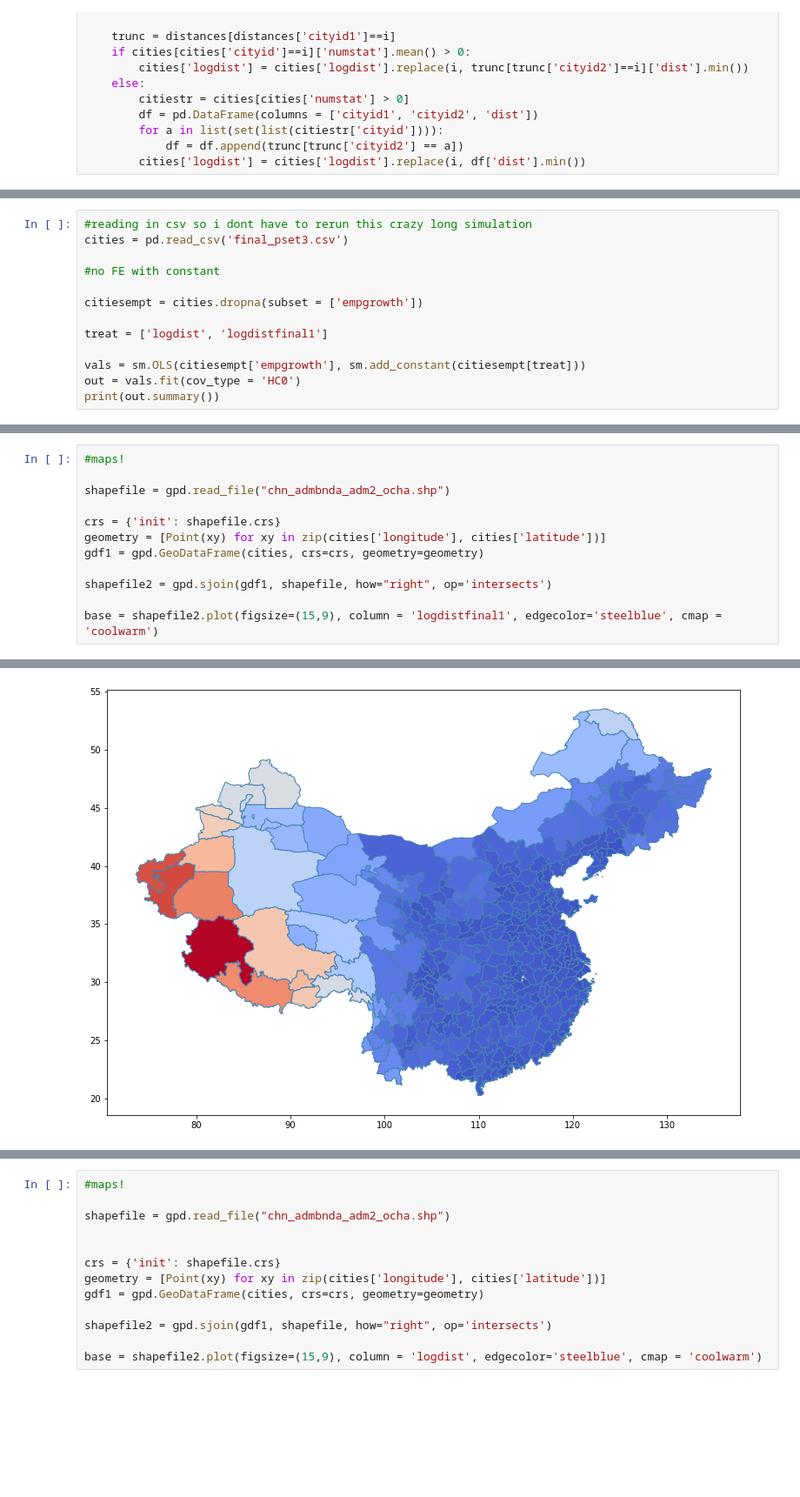
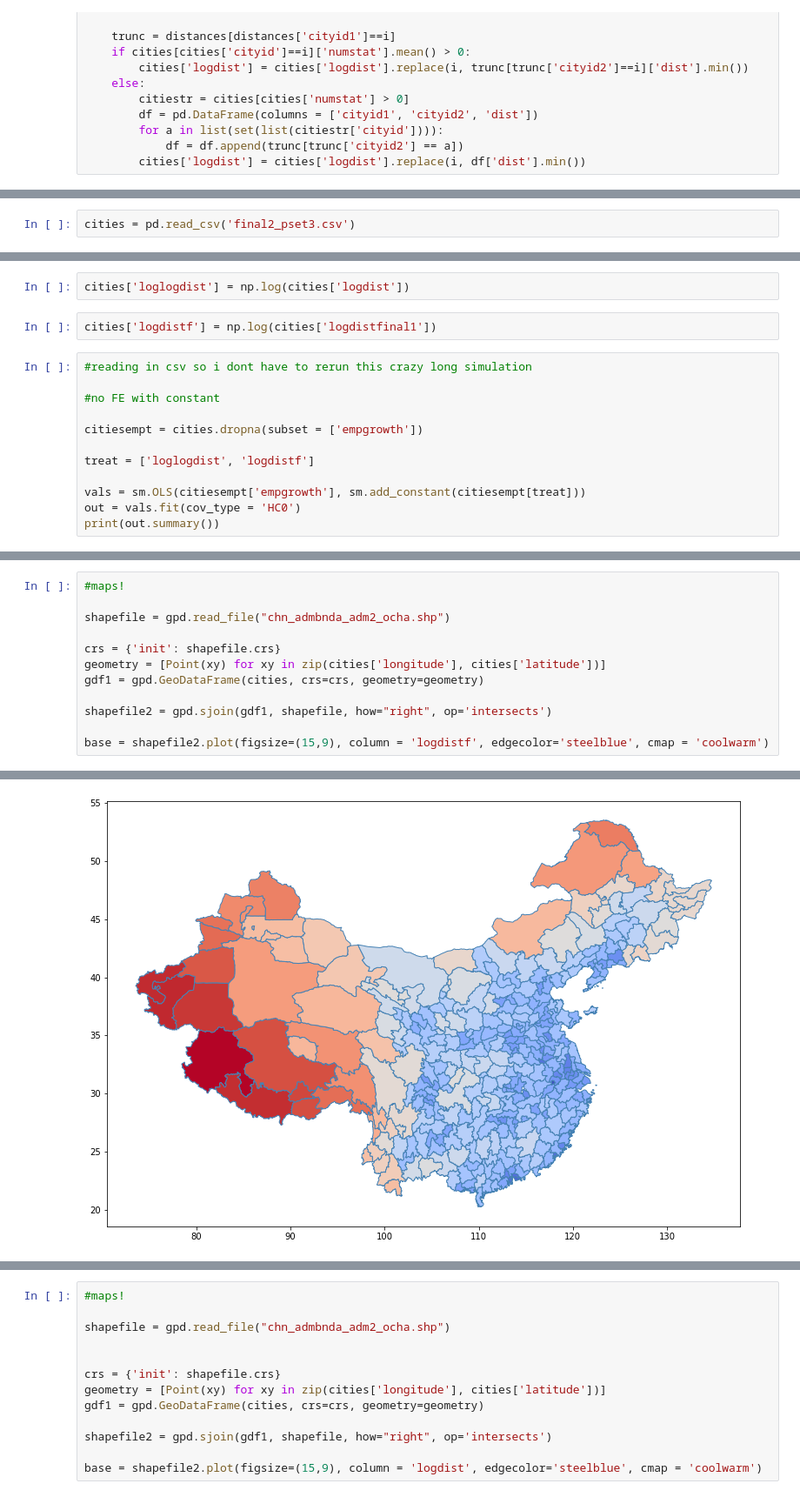
Before and after one commit to yazenkk/ARE213_Fall2023, a Jupyter notebook: PSet 3/Python/PSet 3 Q3 Cass.ipynb, the cells around one changed output, grey strips where cells are left out. Shown at 87% size. Drawn from its saved outputs; the diff is of its cells as text; blank space fills up the shorter version.

```diff
--- a/PSet 3/Python/PSet 3 Q3 Cass.ipynb
+++ b/PSet 3/Python/PSet 3 Q3 Cass.ipynb
@@ -279,0 +295,2 @@ cities.to_csv('final_pset3.csv')
+# %%
+cities = pd.read_csv('final2_pset3.csv')
@@ -280,12 +309,15 @@ cities.to_csv('final_pset3.csv')
+# %%
+cities['loglogdist'] = np.log(cities['logdist'])
+# %%
+cities['logdistf'] = np.log(cities['logdistfinal1'])
 # %%
 #reading in csv so i dont have to rerun this crazy long simulation
-cities = pd.read_csv('final_pset3.csv')
 
 #no FE with constant
 
 citiesempt = cities.dropna(subset = ['empgrowth'])
 
-treat = ['logdist', 'logdistfinal1']
+treat = ['loglogdist', 'logdistf']
 
 vals = sm.OLS(citiesempt['empgrowth'], sm.add_constant(citiesempt[treat]))
 out = vals.fit(cov_type = 'HC0')
@@ -339,23 +371,23 @@ Notes:
 # %%
 #maps!
 
 shapefile = gpd.read_file("chn_admbnda_adm2_ocha.shp")
 
 crs = {'init': shapefile.crs}
 geometry = [Point(xy) for xy in zip(cities['longitude'], cities['latitude'])]
 gdf1 = gpd.GeoDataFrame(cities, crs=crs, geometry=geometry)
 
 shapefile2 = gpd.sjoin(gdf1, shapefile, how="right", op='intersects')
 
-base = shapefile2.plot(figsize=(15,9), column = 'logdistfinal1', edgecolor='steelblue', cmap = 'coolwarm')
+base = shapefile2.plot(figsize=(15,9), column = 'logdistf', edgecolor='steelblue', cmap = 'coolwarm')
 # %% [output]
 Use `to_crs()` to reproject one of the input geometries to match the CRS of the other.
 
 Left CRS: +init=epsg:4326 +type=crs
 Right CRS: EPSG:4326
 
   shapefile2 = gpd.sjoin(gdf1, shapefile, how="right", op='intersects')
-[figure, old version]
+[figure, new version]
 # %%
 #maps!
 
```
Also changed, not shown: parts of 9 cells of this notebook, 1 other file.
